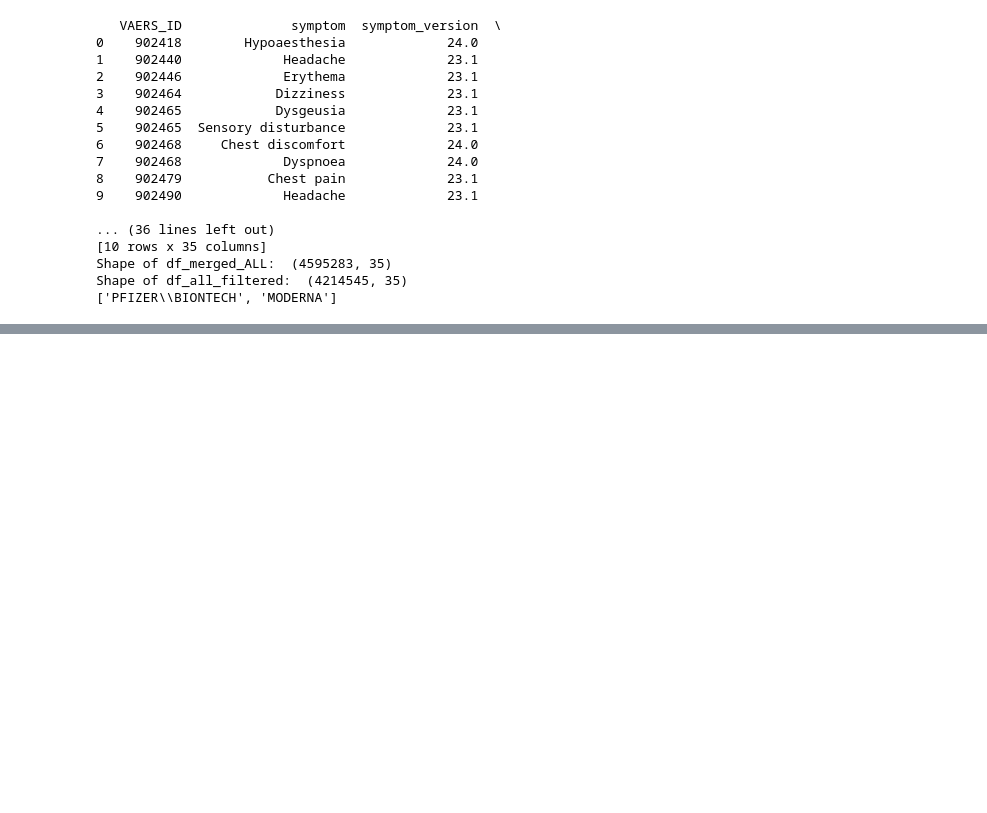
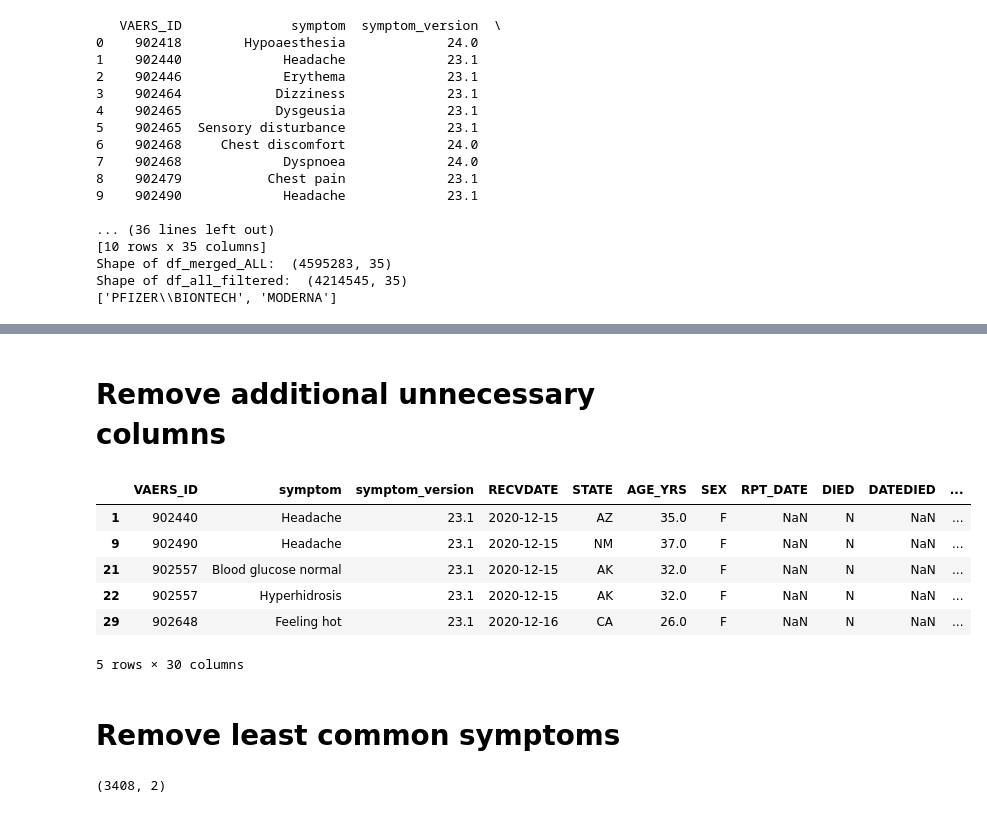
Before and after one commit to uw-msim-imt561-2026/covid-19-vaccine-adverse-reactions, a Jupyter notebook: notebooks/cleaning_merge_datasets.ipynb, the cells around one changed output, grey strips where cells are left out. Cells and saved outputs as stored; diff of their text form; code cells hidden in the pictures; blank space fills up the shorter version.

Commit message:
Updated data cleaning with selecting for only western states

```diff
--- a/notebooks/cleaning_merge_datasets.ipynb
+++ b/notebooks/cleaning_merge_datasets.ipynb
@@ -164,0 +169,15 @@ df_all_filtered.to_csv(path_to_save)
+# %%
+# get indices of rows to drop
+idx_to_drop1 = df_all_filtered[(df_all_filtered['STATE'] != 'CA') &
+                            (df_all_filtered['STATE'] != 'OR') &
+                            (df_all_filtered['STATE'] != 'WA') &
+                            (df_all_filtered['STATE'] != 'NV') &
+                            (df_all_filtered['STATE'] != 'UT') &
+                            (df_all_filtered['STATE'] != 'ID') &
+                            (df_all_filtered['STATE'] != 'MT') &
+                            (df_all_filtered['STATE'] != 'WY') &
+                            (df_all_filtered['STATE'] != 'CO') &
+                            (df_all_filtered['STATE'] != 'NM') &
+                            (df_all_filtered['STATE'] != 'HW') &
+                            (df_all_filtered['STATE'] != 'AK') &
+                            (df_all_filtered['STATE'] != 'AZ')].index
@@ -164,0 +211,9 @@ df_all_filtered.to_csv(path_to_save)
+# %%
+# drop rows
+df_west_filtered = df_all_filtered.drop(idx_to_drop1)
+
+# sanity check
+print(df_west_filtered.head(10))
+print("Shape of df_all_filtered: ", df_all_filtered.shape)
+print("Shape of df_west_filtered: ", df_west_filtered.shape)
+print(df_west_filtered['STATE'].unique().tolist()) # verify only western states now remaining
@@ -164,0 +238,25 @@ df_all_filtered.to_csv(path_to_save)
+# %% [markdown]
+# Remove additional unnecessary columns
+# %%
+df_west_filtered = df_west_filtered.drop(['symptom_dict', 'VAX_NAME', 'VAX_ROUTE', 'VAX_SITE', 'VAX_TYPE'], axis=1)
+# %%
+df_west_filtered.head()
+# %% [output]
+|  | VAERS_ID | symptom | symptom_version | RECVDATE | STATE | AGE_YRS | SEX | RPT_DATE | DIED | DATEDIED | ... |
+| 1 | 902440 | Headache | 23.1 | 2020-12-15 | AZ | 35.0 | F | NaN | N | NaN | ... |
+| 9 | 902490 | Headache | 23.1 | 2020-12-15 | NM | 37.0 | F | NaN | N | NaN | ... |
+| 21 | 902557 | Blood glucose normal | 23.1 | 2020-12-15 | AK | 32.0 | F | NaN | N | NaN | ... |
+| 22 | 902557 | Hyperhidrosis | 23.1 | 2020-12-15 | AK | 32.0 | F | NaN | N | NaN | ... |
+| 29 | 902648 | Feeling hot | 23.1 | 2020-12-16 | CA | 26.0 | F | NaN | N | NaN | ... |
+5 rows × 30 columns
+# %% [markdown]
+# Remove least common symptoms
+# %%
+# get symptom counts
+symptom_counts = df_west_filtered['symptom'].value_counts()
+df_symptom_counts = symptom_counts.to_frame()
+df_symptom_counts = df_symptom_counts.sort_values(by='count', ascending=True)
+df_symptom_counts = df_symptom_counts.reset_index()
+print(df_symptom_counts.shape)
+# %% [output]
+(3408, 2)
```
Also changed, not shown: parts of 27 cells of this notebook.
